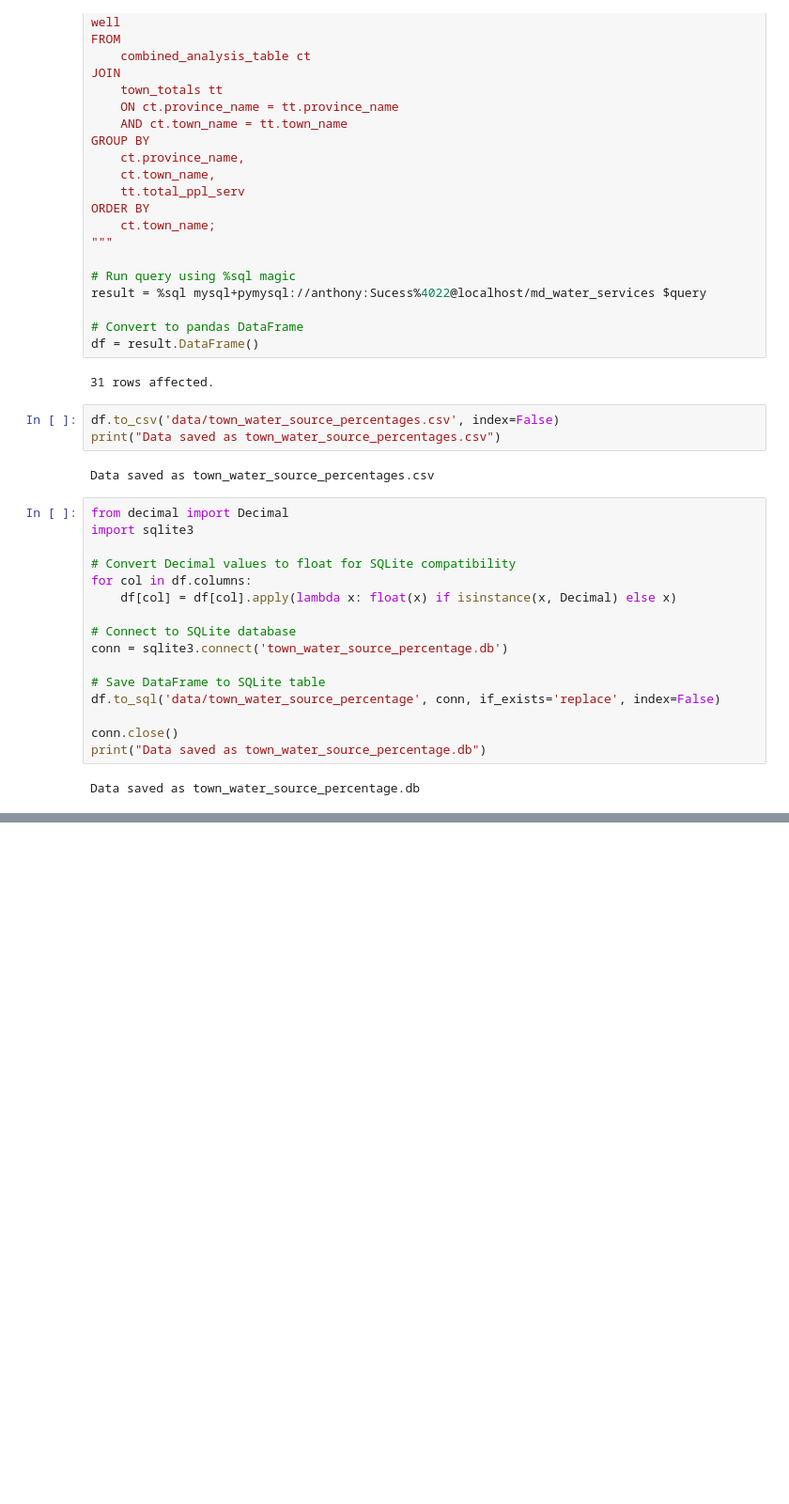
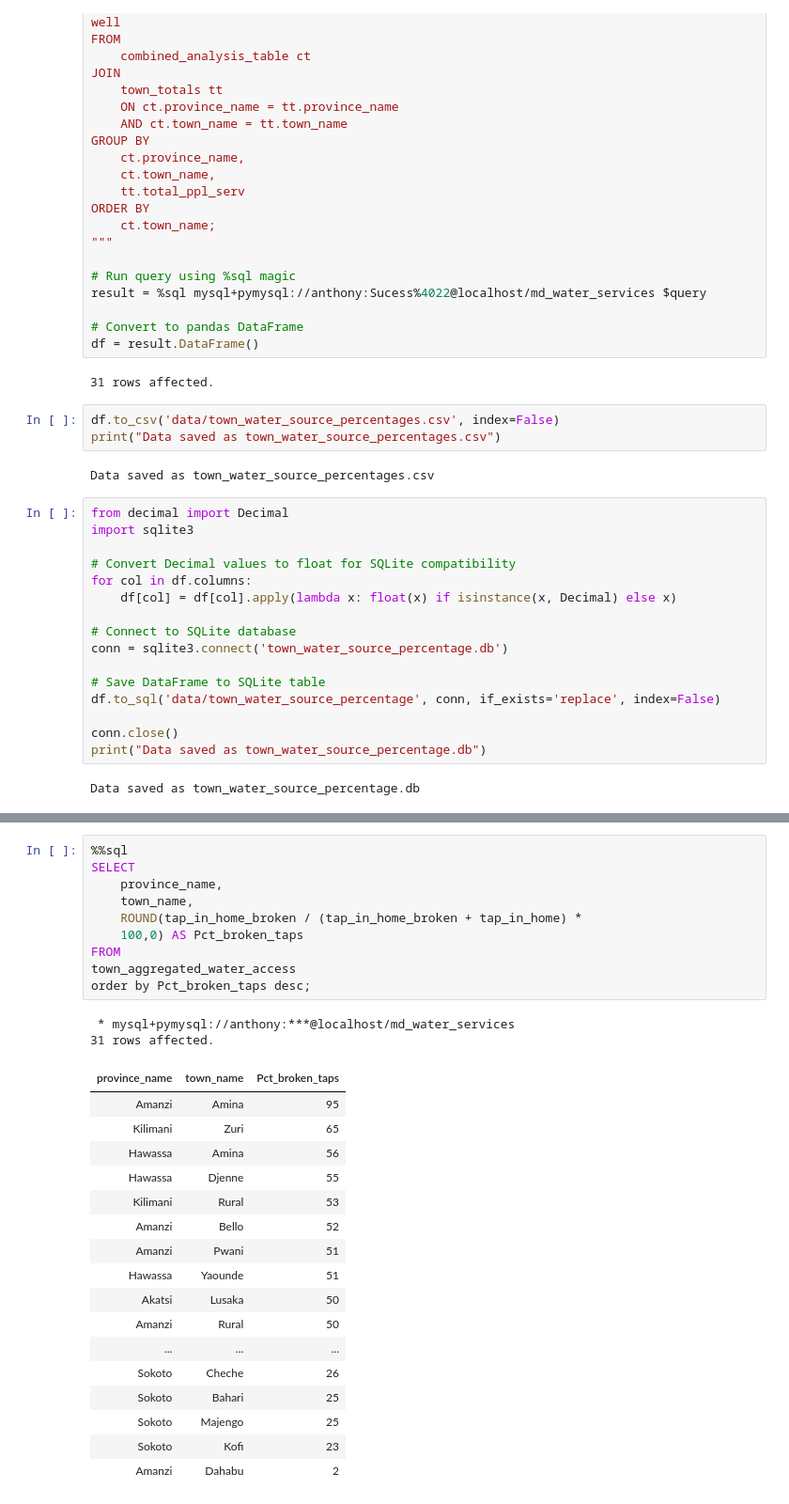
Before and after one commit to ndegwaanth/maji-ndogo, a Jupyter notebook: maji-ndog-mcq-4.ipynb, the cells around one changed output, grey strips where cells are left out. Shown at 94% size. Cells and saved outputs as stored; diff of their text form; blank space fills up the shorter version.

```diff
--- a/maji-ndog-mcq-4.ipynb
+++ b/maji-ndog-mcq-4.ipynb
@@ -647,0 +1037,30 @@ Data saved as town_water_source_percentage.db
+# %%
+%%sql
+SELECT
+    province_name,
+    town_name,
+    ROUND(tap_in_home_broken / (tap_in_home_broken + tap_in_home) *
+    100,0) AS Pct_broken_taps
+FROM
+town_aggregated_water_access
+order by Pct_broken_taps desc;
+# %% [output]
+ * mysql+pymysql://anthony:***@localhost/md_water_services
+31 rows affected.
+| province_name | town_name | Pct_broken_taps |
+| Amanzi | Amina | 95 |
+| Kilimani | Zuri | 65 |
+| Hawassa | Amina | 56 |
+| Hawassa | Djenne | 55 |
+| Kilimani | Rural | 53 |
+| Amanzi | Bello | 52 |
+| Amanzi | Pwani | 51 |
+| Hawassa | Yaounde | 51 |
+| Akatsi | Lusaka | 50 |
+| Amanzi | Rural | 50 |
+| ... | ... | ... |
+| Sokoto | Cheche | 26 |
+| Sokoto | Bahari | 25 |
+| Sokoto | Majengo | 25 |
+| Sokoto | Kofi | 23 |
+| Amanzi | Dahabu | 2 |
```
Also changed, not shown: parts of 36 cells of this notebook, 7 other files.
